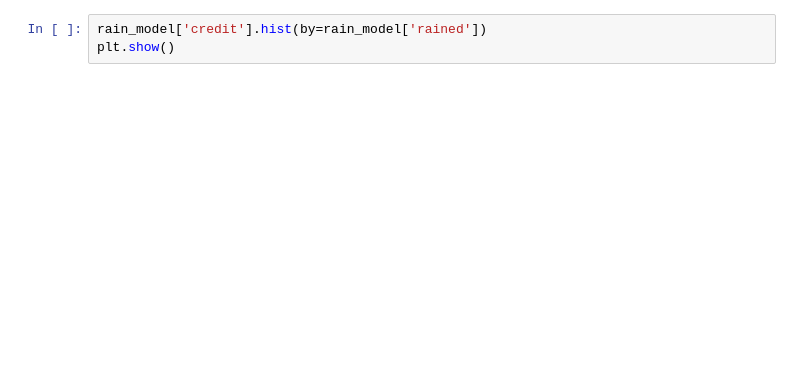
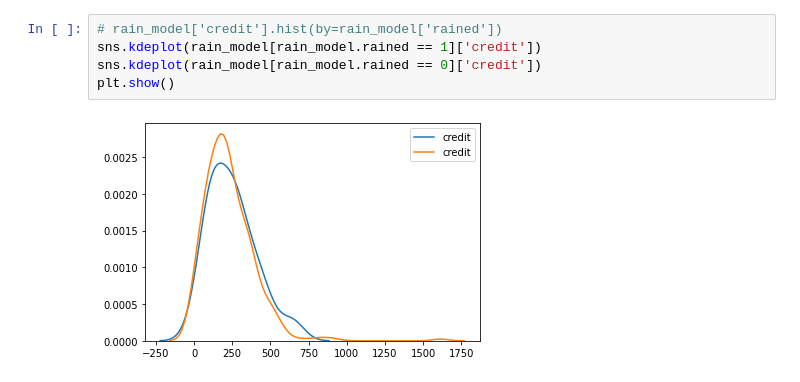
Before and after one commit to DanielFarahani/covid_business_impact, a Jupyter notebook: rain_model.ipynb, the cells around one changed output. Drawn from its saved outputs; the diff is of its cells as text; blank space fills up the shorter version.

```diff
--- a/rain_model.ipynb
+++ b/rain_model.ipynb
@@ -17,3 +33,7 @@ NameError: name 'plt' is not defined
 # %%
-rain_model['credit'].hist(by=rain_model['rained'])
+# rain_model['credit'].hist(by=rain_model['rained'])
+sns.kdeplot(rain_model[rain_model.rained == 1]['credit'])
+sns.kdeplot(rain_model[rain_model.rained == 0]['credit'])
 plt.show()
+# %% [output]
+[figure, added]
```
Also changed, not shown: parts of 3 cells of this notebook.
